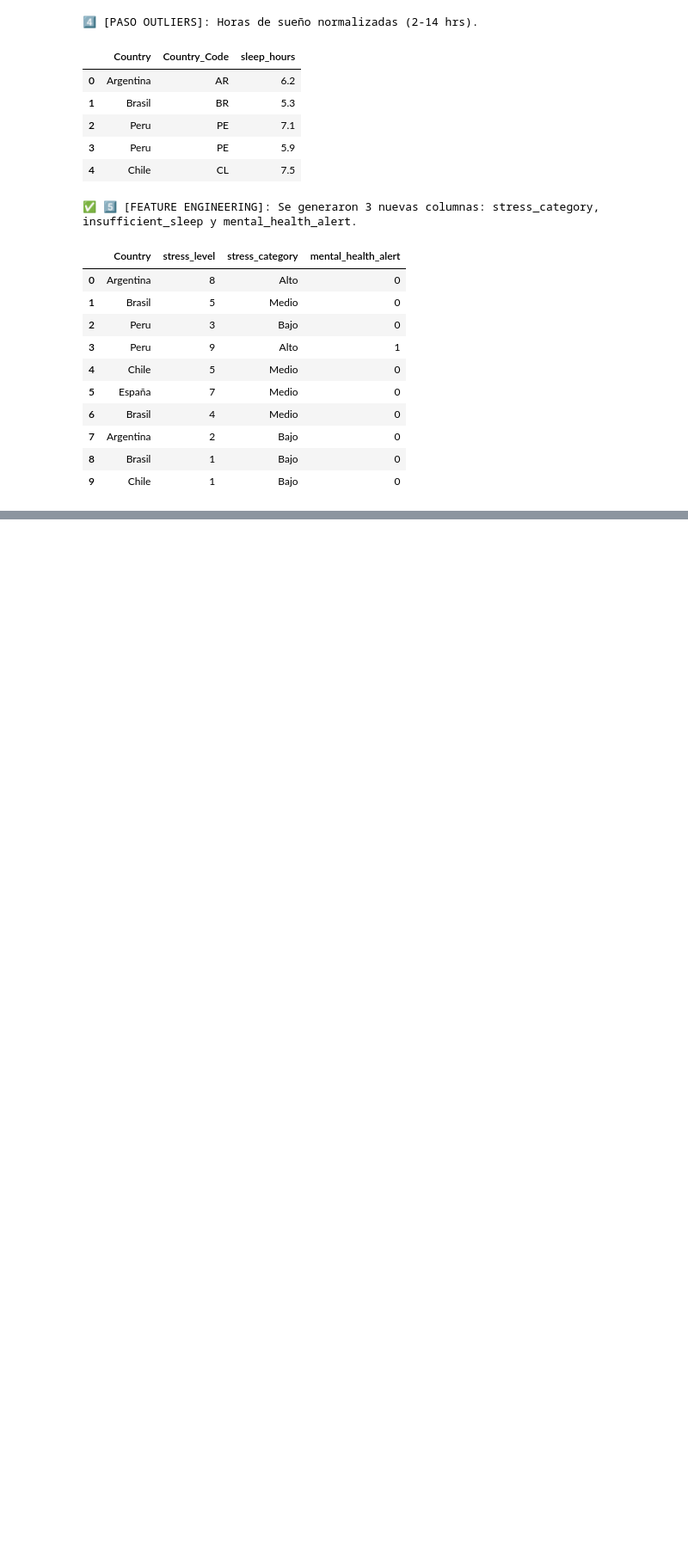
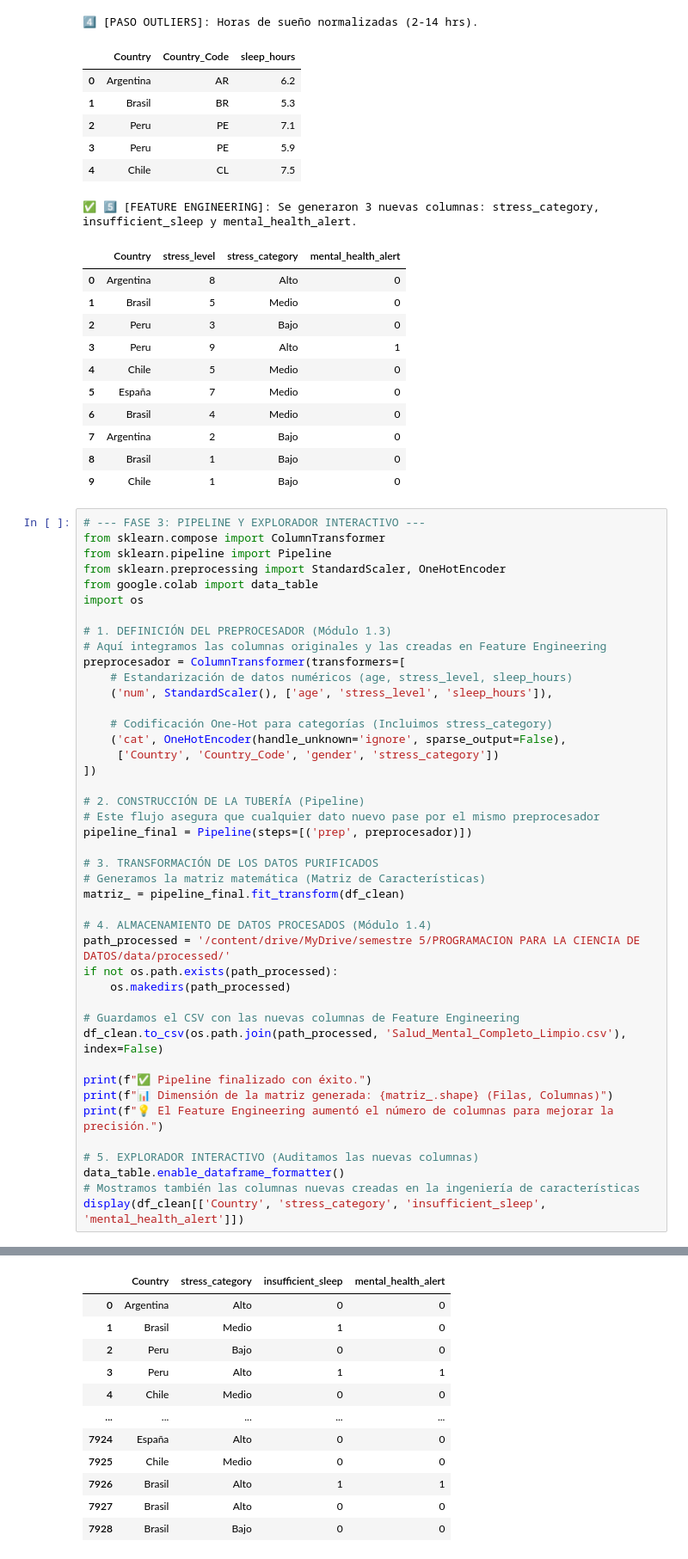
Before and after one commit to kevinn78/salud_mental, a Jupyter notebook: Proyecto.ipynb, the cells around one changed output, grey strips where cells are left out. Shown at 86% size. Saved outputs shown, nothing was run; the diff lists cells and outputs as text; blank space fills up the shorter version.

Commit message:
pipeline de las tablas originales y las creadas en base a estas

```diff
--- a/Proyecto.ipynb
+++ b/Proyecto.ipynb
@@ -149,3 +149,47 @@ display(df_clean[['Country', 'stress_level', 'stress_category', 'mental_health_a
 | 7 | Argentina | 2 | Bajo | 0 |
 | 8 | Brasil | 1 | Bajo | 0 |
 | 9 | Chile | 1 | Bajo | 0 |
+# %%
+# --- FASE 3: PIPELINE Y EXPLORADOR INTERACTIVO ---
+from sklearn.compose import ColumnTransformer
+from sklearn.pipeline import Pipeline
+from sklearn.preprocessing import StandardScaler, OneHotEncoder
+from google.colab import data_table
+import os
+
+# 1. DEFINICIÓN DEL PREPROCESADOR (Módulo 1.3)
+# Aquí integramos las columnas originales y las creadas en Feature Engineering
+preprocesador = ColumnTransformer(transformers=[
+    # Estandarización de datos numéricos (age, stress_level, sleep_hours)
+    ('num', StandardScaler(), ['age', 'stress_level', 'sleep_hours']),
+
+    # Codificación One-Hot para categorías (Incluimos stress_category)
+    ('cat', OneHotEncoder(handle_unknown='ignore', sparse_output=False),
+     ['Country', 'Country_Code', 'gender', 'stress_category'])
+])
+
+# 2. CONSTRUCCIÓN DE LA TUBERÍA (Pipeline)
+# Este flujo asegura que cualquier dato nuevo pase por el mismo preprocesador
+pipeline_final = Pipeline(steps=[('prep', preprocesador)])
+
+# 3. TRANSFORMACIÓN DE LOS DATOS PURIFICADOS
+# Generamos la matriz matemática (Matriz de Características)
+matriz_ = pipeline_final.fit_transform(df_clean)
+
+# 4. ALMACENAMIENTO DE DATOS PROCESADOS (Módulo 1.4)
+path_processed = '/content/drive/MyDrive/semestre 5/PROGRAMACION PARA LA CIENCIA DE DATOS/data/processed/'
+if not os.path.exists(path_processed):
+    os.makedirs(path_processed)
+
+# Guardamos el CSV con las nuevas columnas de Feature Engineering
+df_clean.to_csv(os.path.join(path_processed, 'Salud_Mental_Completo_Limpio.csv'), index=False)
+
+print(f"✅ Pipeline finalizado con éxito.")
+print(f"📊 Dimensión de la matriz generada: {matriz_.shape} (Filas, Columnas)")
+print(f"💡 El Feature Engineering aumentó el número de columnas para mejorar la precisión.")
+
+# 5. EXPLORADOR INTERACTIVO (Auditamos las nuevas columnas)
+data_table.enable_dataframe_formatter()
+# Mostramos también las columnas nuevas creadas en la ingeniería de características
+display(df_clean[['Country', 'stress_category', 'insufficient_sleep', 'mental_health_alert']])
+# %% [output]
@@ -151,0 +199,12 @@ display(df_clean[['Country', 'stress_level', 'stress_category', 'mental_health_a
+|  | Country | stress_category | insufficient_sleep | mental_health_alert |
+| 0 | Argentina | Alto | 0 | 0 |
+| 1 | Brasil | Medio | 1 | 0 |
+| 2 | Peru | Bajo | 0 | 0 |
+| 3 | Peru | Alto | 1 | 1 |
+| 4 | Chile | Medio | 0 | 0 |
+| ... | ... | ... | ... | ... |
+| 7924 | España | Alto | 0 | 0 |
+| 7925 | Chile | Medio | 0 | 0 |
+| 7926 | Brasil | Alto | 1 | 1 |
+| 7927 | Brasil | Alto | 0 | 0 |
+| 7928 | Brasil | Bajo | 0 | 0 |
```
Also changed, not shown: parts of 1 cell of this notebook.
